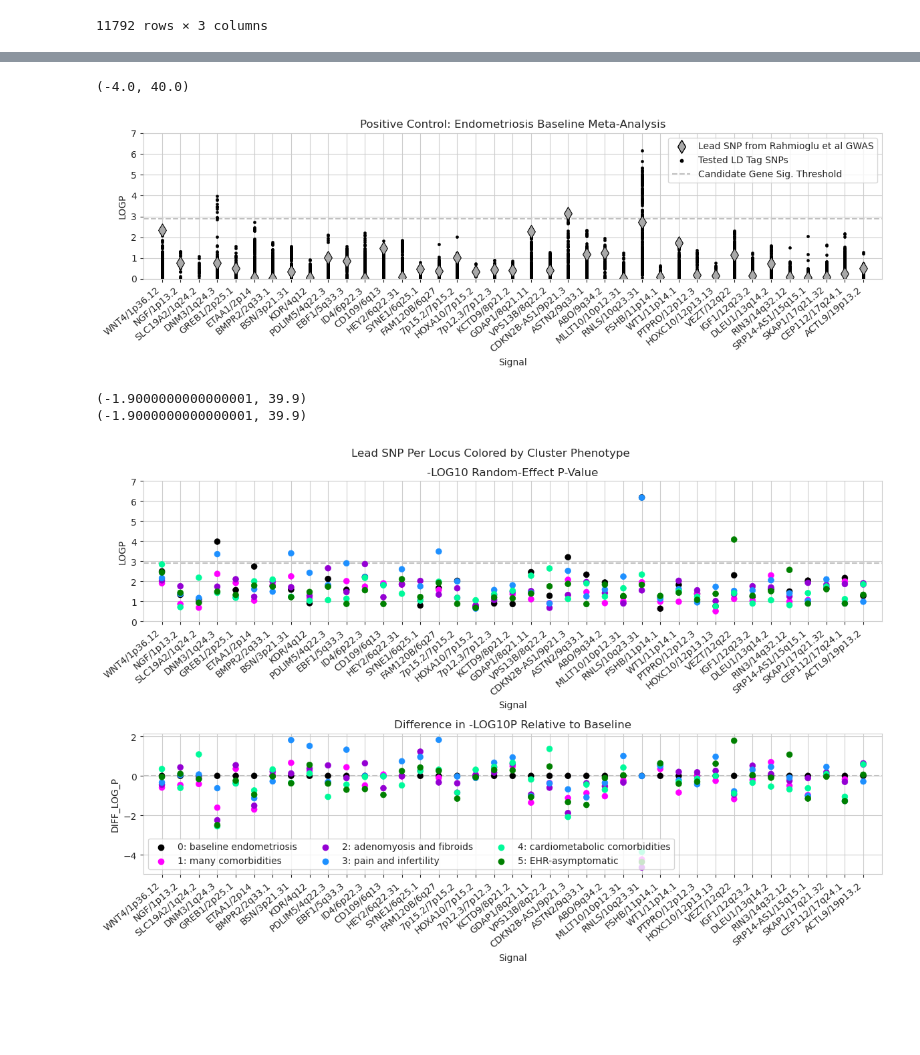
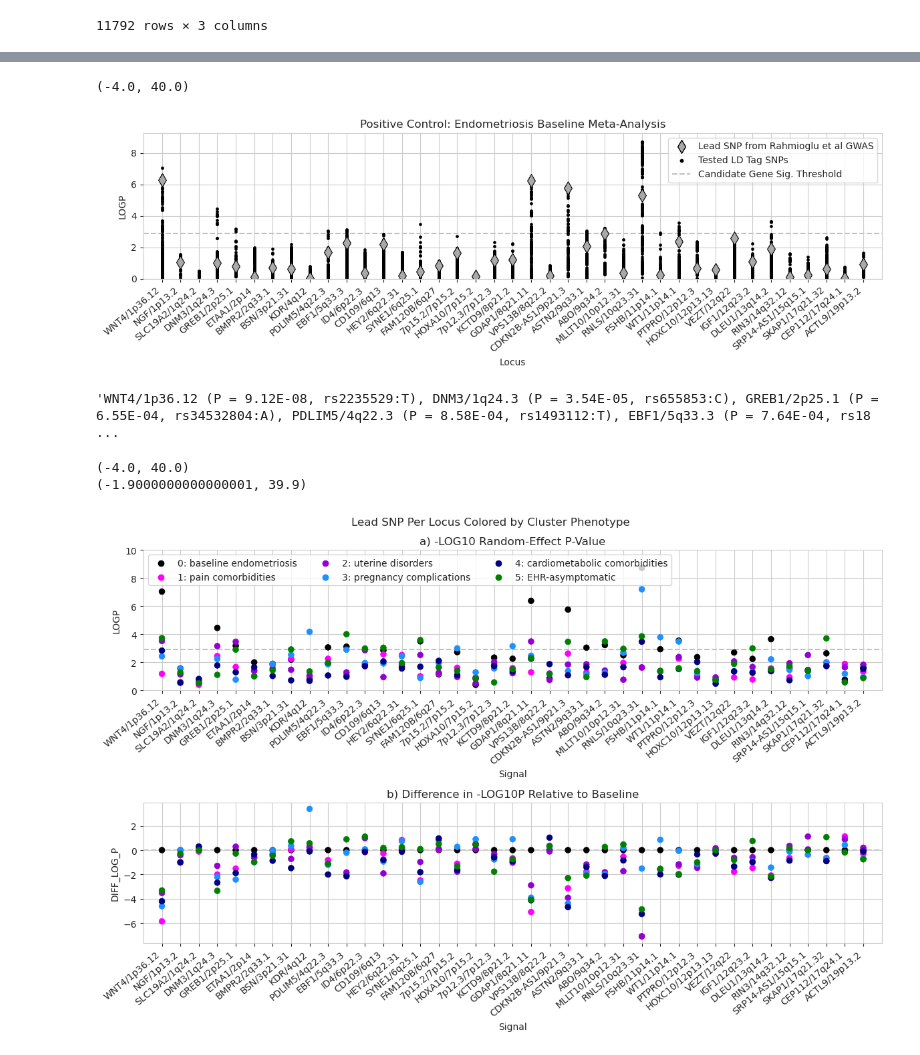
Before and after one commit to Setia-Verma-Lab/endometriosis_subtyping, a Jupyter notebook: Cluster_Heterogeneity/Test_Cluster_Heterogeneity.ipynb, the cells around one changed output, grey strips where cells are left out. Cells and saved outputs as stored; diff of their text form; code cells hidden in the pictures; blank space fills up the shorter version.

```diff
--- a/Cluster_Heterogeneity/Test_Cluster_Heterogeneity.ipynb
+++ b/Cluster_Heterogeneity/Test_Cluster_Heterogeneity.ipynb
@@ -188,6 +195,13 @@ pheno_map = {'cluster_vs_controls_1': '1: many comorbidities',
              'cluster_vs_controls_4': '4: cardiometabolic comorbidities',
              'cluster_vs_controls_5': '5: EHR-asymptomatic',
              'endometriosis': '0: baseline endometriosis'}
+
+pheno_map = {'cluster_vs_controls_1': '1: pain comorbidities',
+             'cluster_vs_controls_2': '2: uterine disorders',
+             'cluster_vs_controls_3': '3: pregnancy complications',
+             'cluster_vs_controls_4': '4: cardiometabolic comorbidities',
+             'cluster_vs_controls_5': '5: EHR-asymptomatic',
+             'endometriosis': '0: baseline endometriosis'}
 # pheno_map = dict(zip(phenos, phenos))
 # %%
 os.makedirs('Plots', exist_ok=True)
@@ -440,24 +454,4 @@ Name: A1, dtype: object
 # %%
-pheno_map = {'cluster_vs_controls_0': '1: reproductive health',
-             'cluster_vs_controls_1': '2: uterine health',
-             'cluster_vs_controls_2': '3: EHR-asymptomatic',
-             'cluster_vs_controls_3': '4: cardiometabolic comorbidities',
-             'cluster_vs_controls_4': '5: indeterminate',
-             'endometriosis': '0: baseline endometriosis'}
-
-pheno_map = {'cluster_vs_controls_1': '1: lesser-known symptoms and comorbidities',
-             'cluster_vs_controls_2': '2: typical symptomatic endo presentation',
-             'cluster_vs_controls_3': '3: low symptomatic',
-             'endometriosis': '0: baseline endometriosis'}
-
-pheno_map = {'cluster_vs_controls_1': '1: many comorbidities',
-             'cluster_vs_controls_2': '2: adenomyosis and fibroids',
-             'cluster_vs_controls_3': '3: pain and infertility',
-             'cluster_vs_controls_4': '4: cardiometabolic comorbidities',
-             'cluster_vs_controls_5': '5: EHR-asymptomatic',
-             'endometriosis': '0: baseline endometriosis'}
-# pheno_map = dict(zip(phenos, phenos))
-
 plot_df = df.copy()
 
 p_thresh = 0.05 / len(rahmioglu)
@@ -749,18 +743,22 @@ ax.legend()
 ax.set_title(f'Positive Control: Endometriosis Baseline Meta-Analysis')
 ax.set_xticks(ax.get_xticks())
 ax.set_xticklabels(ax.get_xticklabels(), rotation=40, ha='right')
-ax.set_ylim(0, 7)
+ax.set_ylim(bottom=0)
 print(ax.get_xlim())
 ax.set_xlim(-1, 39)
 
 ax.tick_params(axis='both', which='major', left=True, bottom=True)
+ax.set_xlabel('Locus')
 
 plt.tight_layout()
-plt.savefig(f'../Manuscript_Plots/figure_4_{meta_group}_positive_control_manhattan_plot.png', bbox_inches='tight')
+plt.savefig(f'../Manuscript_Plots/figure_5_{meta_group}_positive_control_manhattan_plot.png', bbox_inches='tight')
 plt.show()
+
+', '.join(plot_df[plot_df[p_col] < sig_line].sort_values(by=p_col).drop_duplicates('Signal').sort_values(by=['CHR', 'POS']).apply(lambda x: f'{x["Signal"]} (P = {x[p_col]:.2E}, {x["RSID"]}:{x["A1"]})', axis=1))
 # %% [output]
 (-4.0, 40.0)
-[figure, old version]
+[figure, new version]
+'WNT4/1p36.12 (P = 9.12E-08, rs2235529:T), DNM3/1q24.3 (P = 3.54E-05, rs655853:C), GREB1/2p25.1 (P = 6.55E-04, rs34532804:A), PDLIM5/4q22.3 (P = 8.58E-04, rs1493112:T), EBF1/5q33.3 (P = 7.64E-04, rs18 ...
 # %%
 fig, axes = plt.subplots(nrows=2)
 fig.set_size_inches(12, 8)
@@ -778,17 +776,22 @@ plot_df = plot_df.sort_values(by=['PHENO', 'CHR', 'BP'])
 sns.scatterplot(data=plot_df, x='Signal', y='LOGP', hue='PHENO',
                 palette=colors2, edgecolor=None, s=40, ax=ax, legend=False)
 
+for i, pheno in enumerate(plot_df['PHENO'].unique()):
+    ax.scatter(-2, -2, label=pheno, color=colors2[i])
+
+ax.legend(ncols=3, loc='upper left')
+
 ax.axhline(-np.log10(sig_line), c='silver', linestyle='dashed', zorder=-10)
 
 ax.set_xticks(ax.get_xticks())
 ax.set_xticklabels(ax.get_xticklabels(), rotation=40, ha='right')
-ax.set_ylim(0, 7)
+ax.set_ylim(bottom=0, top=10)
 print(ax.get_xlim())
 ax.set_xlim(-1, 39)
 
 ax.tick_params(axis='both', which='major', left=True, bottom=True)
 
-ax.set_title(f'-LOG10 Random-Effect P-Value')
+ax.set_title(f'a) -LOG10 Random-Effect P-Value')
 
 ax = axes[1]
 plot_df = df.copy()
@@ -801,36 +804,36 @@ plot_df = plot_df.sort_values(by=p_col).drop_duplicates(subset=['PHENO', 'Signal
 
 subtrahend = plot_df[plot_df['PHENO'] == '0: baseline endometriosis'].set_index('Signal').loc[plot_df['Signal'], 'LOGP'].values
 plot_df['DIFF_LOG_P'] = plot_df['LOGP'] - subtrahend
 
 plot_df = plot_df.sort_values(by=['PHENO', 'CHR', 'BP'])
 sns.scatterplot(data=plot_df, x='Signal', y='DIFF_LOG_P', hue='PHENO',
                 palette=colors2, edgecolor=None, s=40, ax=ax, legend=False)
 
 ax.axhline(0, c='silver', linestyle='dashed', zorder=-10)
 
 ax.set_xticks(ax.get_xticks())
 ax.set_xticklabels(ax.get_xticklabels(), rotation=40, ha='right')
 # ax.set_ylim(0, 7)
 print(ax.get_xlim())
 ax.set_xlim(-1, 39)
 
 
 for i, pheno in enumerate(plot_df['PHENO'].unique()):
     ax.scatter(-2, -2, label=pheno, color=colors2[i])
 
-ax.legend(ncols=3)
+# ax.legend(ncols=3)
 
 ax.tick_params(axis='both', which='major', left=True, bottom=True)
 
-ax.set_title(f'Difference in -LOG10P Relative to Baseline')
+ax.set_title(f'b) Difference in -LOG10P Relative to Baseline')
 plt.suptitle(f'Lead SNP Per Locus Colored by Cluster Phenotype')
 
 
 plt.tight_layout()
-plt.savefig(f'../Manuscript_Plots/figure_5_{meta_group}_cluster_p_value_plot.png', bbox_inches='tight')
+plt.savefig(f'../Manuscript_Plots/figure_6_{meta_group}_cluster_p_value_plot.png', bbox_inches='tight')
 plt.show()
 # %% [output]
+(-4.0, 40.0)
 (-1.9000000000000001, 39.9)
-(-1.9000000000000001, 39.9)
-[figure, old version]
+[figure, new version]
 # %%
```
Also changed, not shown: parts of 10 cells of this notebook, 16 other files.
